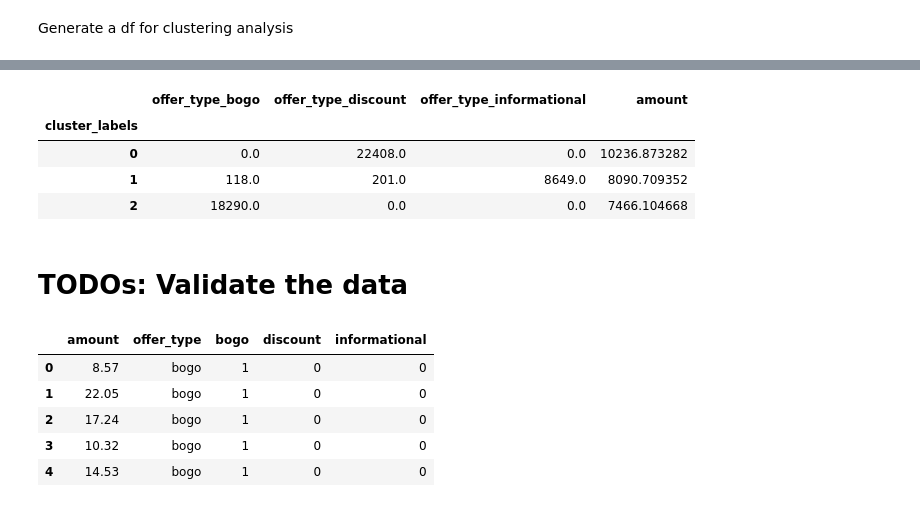
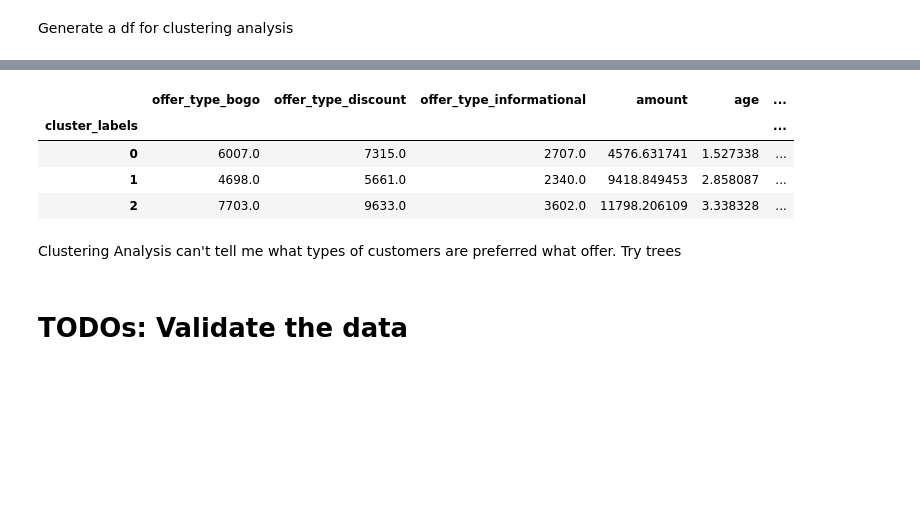
Before and after one commit to Mendy5/Udacity_Project_Capstone, a Jupyter notebook: Starbucks_Capstone_notebook.ipynb, the cells around one changed output, grey strips where cells are left out. Saved outputs shown, nothing was run; the diff lists cells and outputs as text; code cells hidden in the pictures; blank space fills up the shorter version.

Commit message:
Update Starbucks_Capstone_notebook.ipynb
1. add more variables into the clustering model

```diff
--- a/Starbucks_Capstone_notebook.ipynb
+++ b/Starbucks_Capstone_notebook.ipynb
@@ -2352,9 +2343,9 @@ offer_trans_final_df.head()
 # %% [markdown]
 Generate a df for clustering analysis
 # %%
-offer_trans_final_kmeans_df = offer_trans_final_df[["amount", "offer_type", "RFMScore"]]
+offer_trans_final_kmeans_df = offer_trans_final_df[["amount", "offer_type", "gender", "age", "days_since_member"]]
 # %%
-offer_trans_final_kmeans_final_df = pd.concat([offer_trans_final_kmeans_df, pd.get_dummies(offer_trans_final_kmeans_df[["offer_type", "RFMScore"]])], axis=1)
+offer_trans_final_kmeans_final_df = pd.concat([offer_trans_final_kmeans_df, pd.get_dummies(offer_trans_final_kmeans_df[["offer_type", "gender"]])], axis=1)
 # %%
 offer_trans_final_kmeans_final_df.head()
 # %% [output]
@@ -2367,5 +2358,5 @@ offer_trans_final_kmeans_final_df.head()
 # %%
-offer_trans_final_kmeans_final_df.drop(columns=["offer_type", "RFMScore"], inplace=True)
+offer_trans_final_kmeans_final_df.drop(columns=["offer_type", "gender"], inplace=True)
 # %%
 offer_trans_final_kmeans_final_df.head()
 # %% [output]
@@ -2379,6 +2370,8 @@ offer_trans_final_kmeans_final_df.head()
 offer_trans_final_kmeans_final_norm_df = offer_trans_final_kmeans_final_df.copy()
 # %%
 offer_trans_final_kmeans_final_norm_df["amount"] = whiten(offer_trans_final_kmeans_final_df["amount"])
+offer_trans_final_kmeans_final_norm_df["age"] = whiten(offer_trans_final_kmeans_final_df["age"])
+offer_trans_final_kmeans_final_norm_df["days_since_member"] = whiten(offer_trans_final_kmeans_final_df["days_since_member"])
 # %%
 offer_trans_final_kmeans_final_norm_df.head()
 # %% [output]
@@ -2427,10 +2420,15 @@ offer_trans_final_kmeans_final_norm_df.groupby('cluster_labels').count()
 # %%
-offer_trans_final_kmeans_final_norm_df.groupby('cluster_labels').agg({"offer_type_bogo":sum, "offer_type_discount":sum, "offer_type_informational":sum, "amount":sum})
+offer_trans_final_kmeans_final_norm_df.groupby('cluster_labels').\
+agg({"offer_type_bogo":sum, "offer_type_discount":sum, "offer_type_informational":sum, "amount":sum,\
+    "age":np.mean, "days_since_member":np.mean, "gender_F":sum, "gender_M":sum, "gender_O":sum\
+    })
 # %% [output]
-|  | offer_type_bogo | offer_type_discount | offer_type_informational | amount |
-| cluster_labels |  |  |  |  |
-| 0 | 0.0 | 22408.0 | 0.0 | 10236.873282 |
-| 1 | 118.0 | 201.0 | 8649.0 | 8090.709352 |
-| 2 | 18290.0 | 0.0 | 0.0 | 7466.104668 |
+|  | offer_type_bogo | offer_type_discount | offer_type_informational | amount | age | ... |
+| cluster_labels |  |  |  |  |  | ... |
+| 0 | 6007.0 | 7315.0 | 2707.0 | 4576.631741 | 1.527338 | ... |
+| 1 | 4698.0 | 5661.0 | 2340.0 | 9418.849453 | 2.858087 | ... |
+| 2 | 7703.0 | 9633.0 | 3602.0 | 11798.206109 | 3.338328 | ... |
+# %% [markdown]
+Clustering Analysis can't tell me what types of customers are preferred what offer. Try trees
 # %% [markdown]
 # TODOs: Validate the data
@@ -2441,9 +2434,0 @@ offer_trans_final_kmeans_final_df = pd.concat([offer_trans_final_kmeans_df, pd.g
-# %%
-offer_trans_final_kmeans_final_df.head()
-# %% [output]
-|  | amount | offer_type | bogo | discount | informational |
-| 0 | 8.57 | bogo | 1 | 0 | 0 |
-| 1 | 22.05 | bogo | 1 | 0 | 0 |
-| 2 | 17.24 | bogo | 1 | 0 | 0 |
-| 3 | 10.32 | bogo | 1 | 0 | 0 |
-| 4 | 14.53 | bogo | 1 | 0 | 0 |
```
Also changed, not shown: parts of 45 cells of this notebook.
